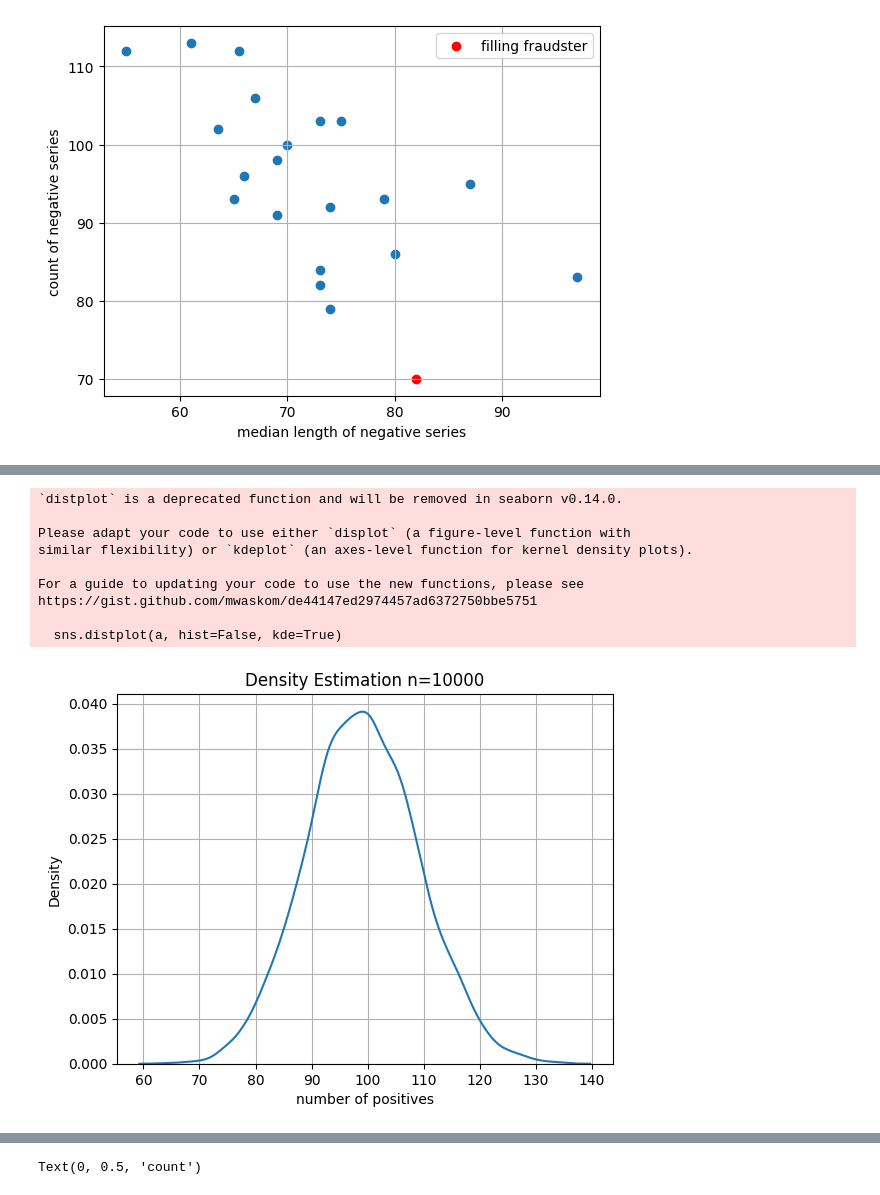
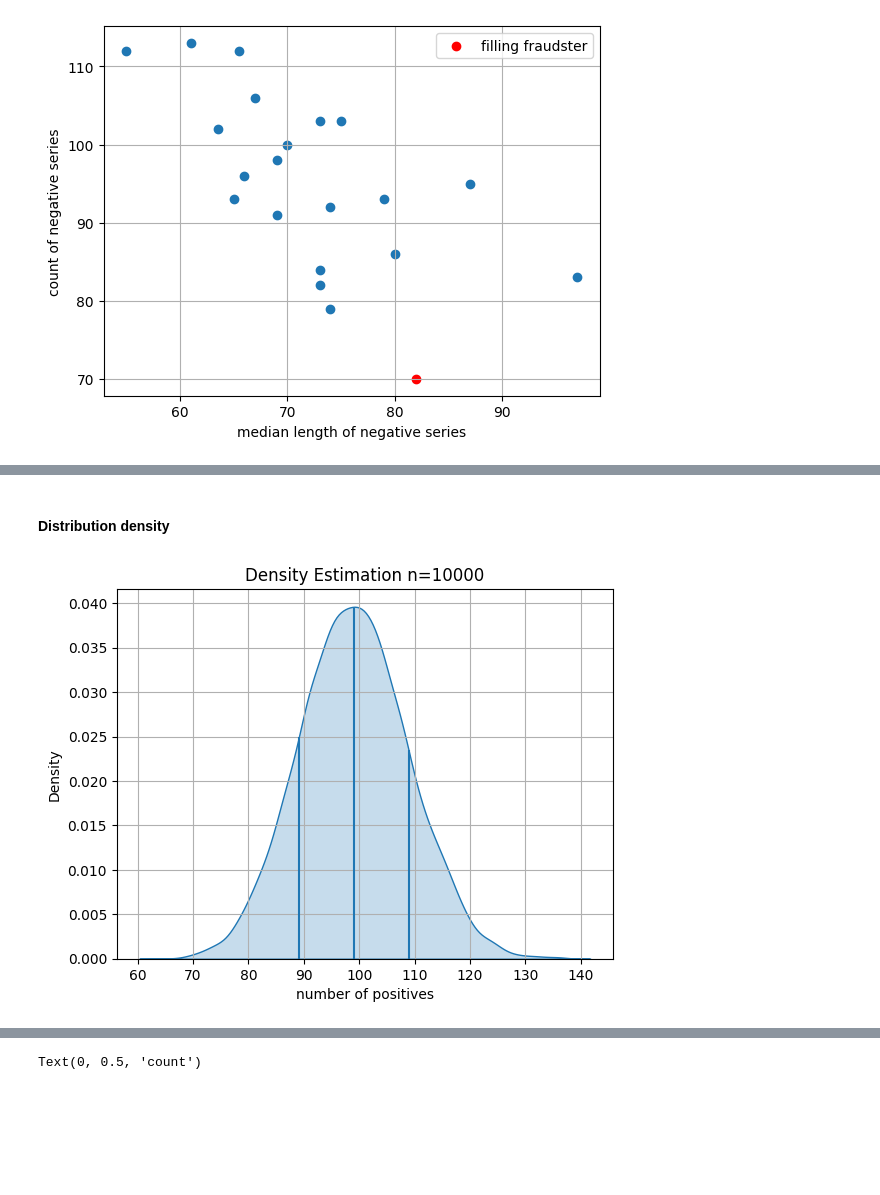
Before and after one commit to benjamin-adrian/fraud_detection_example, a Jupyter notebook: Fraud_Workbench.ipynb, the cells around one changed output, grey strips where cells are left out. Drawn from its saved outputs; the diff is of its cells as text; code cells hidden in the pictures; blank space fills up the shorter version.

```diff
--- a/Fraud_Workbench.ipynb
+++ b/Fraud_Workbench.ipynb
@@ -305,18 +308,0 @@ print(count_zero_series(df_sum["ff"].diff()).count())
-# %%
-a = np.random.binomial(n = number_tests, p = p_i, size = number_tests)
-sns.distplot(a, hist=False, kde=True)
-plt.grid()
-plt.xlabel("number of positives")
-plt.title(f"Density Estimation n={number_tests}")
-plt.show()
-# %% [output]
-`distplot` is a deprecated function and will be removed in seaborn v0.14.0.
-
-Please adapt your code to use either `displot` (a figure-level function with
-similar flexibility) or `kdeplot` (an axes-level function for kernel density plots).
-
-For a guide to updating your code to use the new functions, please see
-https://gist.github.com/mwaskom/de44147ed2974457ad6372750bbe5751
-
-  sns.distplot(a, hist=False, kde=True)
-[figure, removed]
@@ -322,0 +311,13 @@ https://gist.github.com/mwaskom/de44147ed2974457ad6372750bbe5751
+# %% [markdown]
+#### Distribution density
+# %%
+sns.kdeplot(a, fill=True)
+plt.grid()
+plt.xlabel("number of positives")
+plt.title(f"Density Estimation n={number_tests}")
+plt.vlines(mean,ymin=0,ymax=0.0395)
+plt.vlines(mean-np.sqrt(var),ymin=0,ymax=0.025)
+plt.vlines(mean+np.sqrt(var),ymin=0,ymax=0.0235)
+plt.show()
+# %% [output]
+[figure, added]
```
Also changed, not shown: parts of 77 cells of this notebook.
